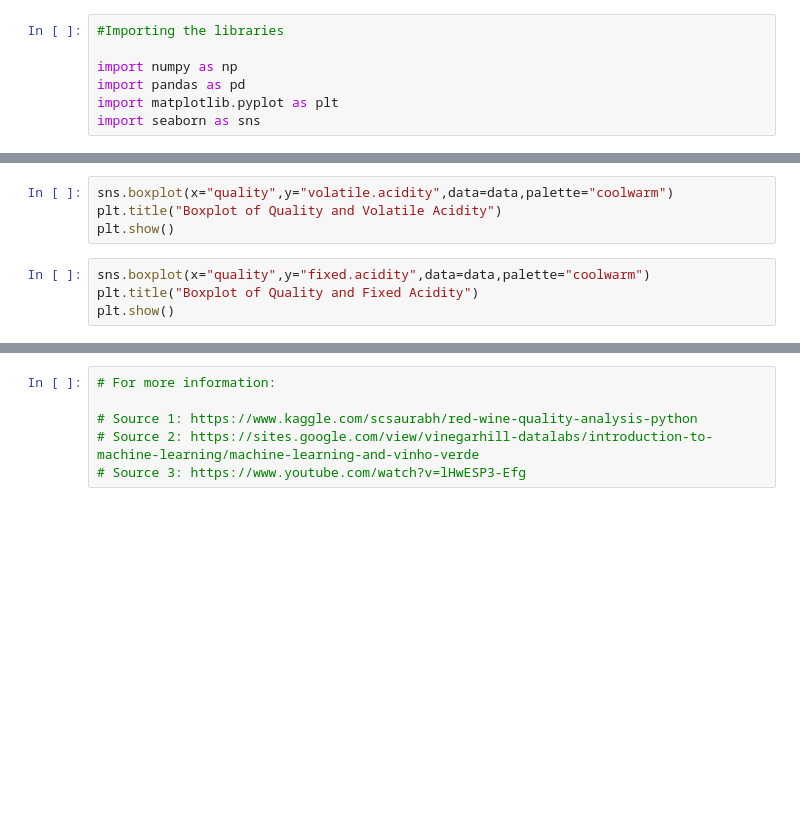
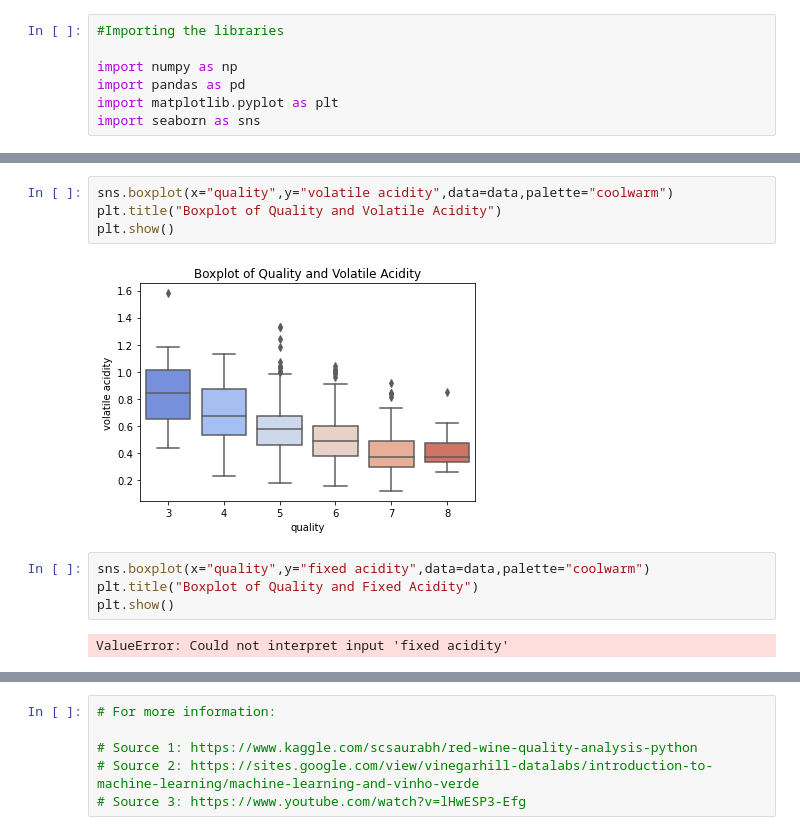
Before and after one commit to renecartaya/Quality-Analysis, a Jupyter notebook: Quality_Analysis.ipynb, the cells around one changed output, grey strips where cells are left out. Cells and saved outputs as stored; diff of their text form; blank space fills up the shorter version.

```diff
--- a/Quality_Analysis.ipynb
+++ b/Quality_Analysis.ipynb
@@ -64,11 +156,15 @@ plt.show()
 # %%
-sns.boxplot(x="quality",y="volatile.acidity",data=data,palette="coolwarm")
+sns.boxplot(x="quality",y="volatile acidity",data=data,palette="coolwarm")
 plt.title("Boxplot of Quality and Volatile Acidity")
 plt.show()
+# %% [output]
+[figure, added]
 # %%
-sns.boxplot(x="quality",y="fixed.acidity",data=data,palette="coolwarm")
+sns.boxplot(x="quality",y="fixed acidity",data=data,palette="coolwarm")
 plt.title("Boxplot of Quality and Fixed Acidity")
 plt.show()
+# %% [output]
+ValueError: Could not interpret input 'fixed acidity'
 # %%
 # MODELING
 
```
Also changed, not shown: parts of 17 cells of this notebook.
